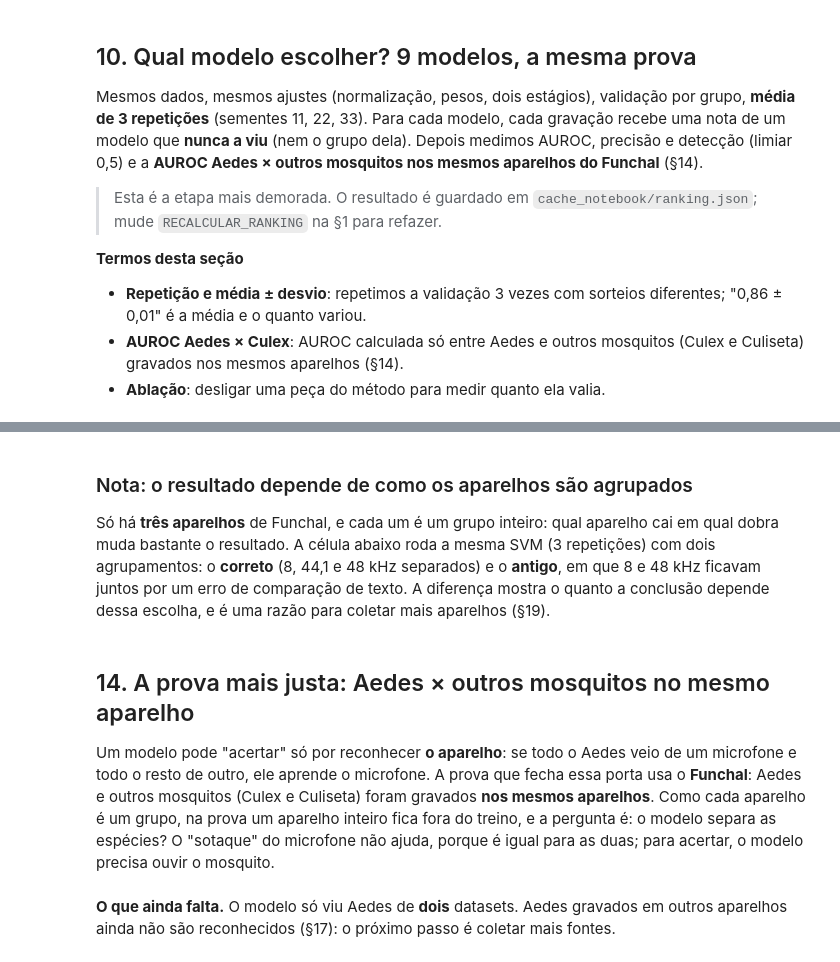
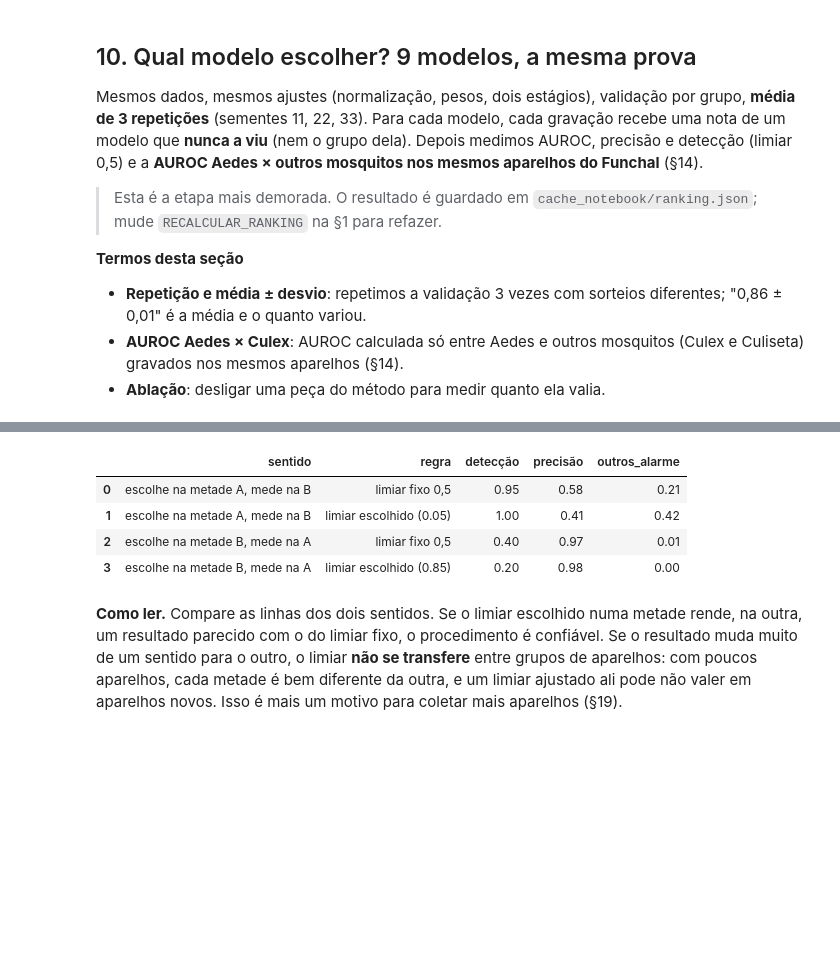
Before and after one commit to Lciarallo/mosquito-wingbeat, a Jupyter notebook: notebooks/detector_ternario_treinamento_teste_aplicacao.ipynb, the cells around one changed output, grey strips where cells are left out. Drawn from its saved outputs; the diff is of its cells as text; code cells hidden in the pictures; blank space fills up the shorter version.

```diff
--- a/notebooks/detector_ternario_treinamento_teste_aplicacao.ipynb
+++ b/notebooks/detector_ternario_treinamento_teste_aplicacao.ipynb
@@ -994,9 +1105,23 @@ Os números que aparecem nos slides de resultado, calculados de uma vez. **Cuida
 # %%
-m50, m20 = metricas(yt, pa, .5), metricas(yt, pa, .2)
-print(f'AUROC Aedes                       : {m50["auroc"]:.2f}')
-print(f'limiar 0,5 → precisão {m50["precisao"]:.0%} · detecção {m50["deteccao"]:.0%} · {m50["outros_alarme"]:.0%} dos outros mosquitos e {m50["ruido_alarme"]:.0%} dos ruídos viram alarme')
-print(f'limiar 0,2 → precisão {m20["precisao"]:.0%} · detecção {m20["deteccao"]:.0%} · {m20["outros_alarme"]:.0%} dos outros mosquitos e {m20["ruido_alarme"]:.0%} dos ruídos viram alarme')
+def escolher_limiar(nota, yy, max_alarme_outros=0.10):
+    """Menor limiar (= maior detecção) que respeita o limite de alarmes falsos entre outros mosquitos."""
+    candidatos = np.round(np.arange(.05, .96, .01), 2)
+    validos = [t for t in candidatos if (nota[yy == 1] > t).mean() <= max_alarme_outros]
+    return float(min(validos)) if validos else 0.95
+
+metades = [b for _, b in StratifiedGroupKFold(2, shuffle=True, random_state=5).split(Xn[idx_all], yt, grupo[idx_all])]
+linhas = []
+for sentido, (val, tst) in [('escolhe na metade A, mede na B', metades), ('escolhe na metade B, mede na A', metades[::-1])]:
+    t = escolher_limiar(pa[val], yt[val])
+    for regra, lim in [('limiar fixo 0,5', 0.5), (f'limiar escolhido ({t:.2f})', t)]:
+        m = metricas(yt[tst], pa[tst], lim)
+        linhas.append(dict(sentido=sentido, regra=regra, detecção=round(m['deteccao'], 2), precisão=round(m['precisao'], 2), outros_alarme=round(m['outros_alarme'], 2)))
+pd.DataFrame(linhas)
+# %% [output]
+|  | sentido | regra | detecção | precisão | outros_alarme |
+| 0 | escolhe na metade A, mede na B | limiar fixo 0,5 | 0.95 | 0.58 | 0.21 |
+| 1 | escolhe na metade A, mede na B | limiar escolhido (0.05) | 1.00 | 0.41 | 0.42 |
+| 2 | escolhe na metade B, mede na A | limiar fixo 0,5 | 0.40 | 0.97 | 0.01 |
+| 3 | escolhe na metade B, mede na A | limiar escolhido (0.85) | 0.20 | 0.98 | 0.00 |
 # %% [markdown]
-### Nota: o resultado depende de como os aparelhos são agrupados
-
-Só há **três aparelhos** de Funchal, e cada um é um grupo inteiro: qual aparelho cai em qual dobra muda bastante o resultado. A célula abaixo roda a mesma SVM (3 repetições) com dois agrupamentos: o **correto** (8, 44,1 e 48 kHz separados) e o **antigo**, em que 8 e 48 kHz ficavam juntos por um erro de comparação de texto. A diferença mostra o quanto a conclusão depende dessa escolha, e é uma razão para coletar mais aparelhos (§19).
+**Como ler.** Compare as linhas dos dois sentidos. Se o limiar escolhido numa metade rende, na outra, um resultado parecido com o do limiar fixo, o procedimento é confiável. Se o resultado muda muito de um sentido para o outro, o limiar **não se transfere** entre grupos de aparelhos: com poucos aparelhos, cada metade é bem diferente da outra, e um limiar ajustado ali pode não valer em aparelhos novos. Isso é mais um motivo para coletar mais aparelhos (§19).
@@ -1021,4 +1127,0 @@ pd.DataFrame(sens).T[['auroc', 'precisao', 'deteccao', 'outros_alarme', 'auroc_a
-# %% [markdown]
-## 14. A prova mais justa: Aedes × outros mosquitos no mesmo aparelho
-
-Um modelo pode "acertar" só por reconhecer **o aparelho**: se todo o Aedes veio de um microfone e todo o resto de outro, ele aprende o microfone. A prova que fecha essa porta usa o **Funchal**: Aedes e outros mosquitos (Culex e Culiseta) foram gravados **nos mesmos aparelhos**. Como cada aparelho é um grupo, na prova um aparelho inteiro fica fora do treino, e a pergunta é: o modelo separa as espécies? O "sotaque" do microfone não ajuda, porque é igual para as duas; para acertar, o modelo precisa ouvir o mosquito.
@@ -1032,2 +1127,0 @@ pd.DataFrame([dict(aparelho=d, aedes=int(((dispositivos == d) & ae[f]).sum()), o
-# %% [markdown]
-**O que ainda falta.** O modelo só viu Aedes de **dois** datasets. Aedes gravados em outros aparelhos ainda não são reconhecidos (§17): o próximo passo é coletar mais fontes.
```
Also changed, not shown: parts of 60 cells of this notebook, 4 other files.
